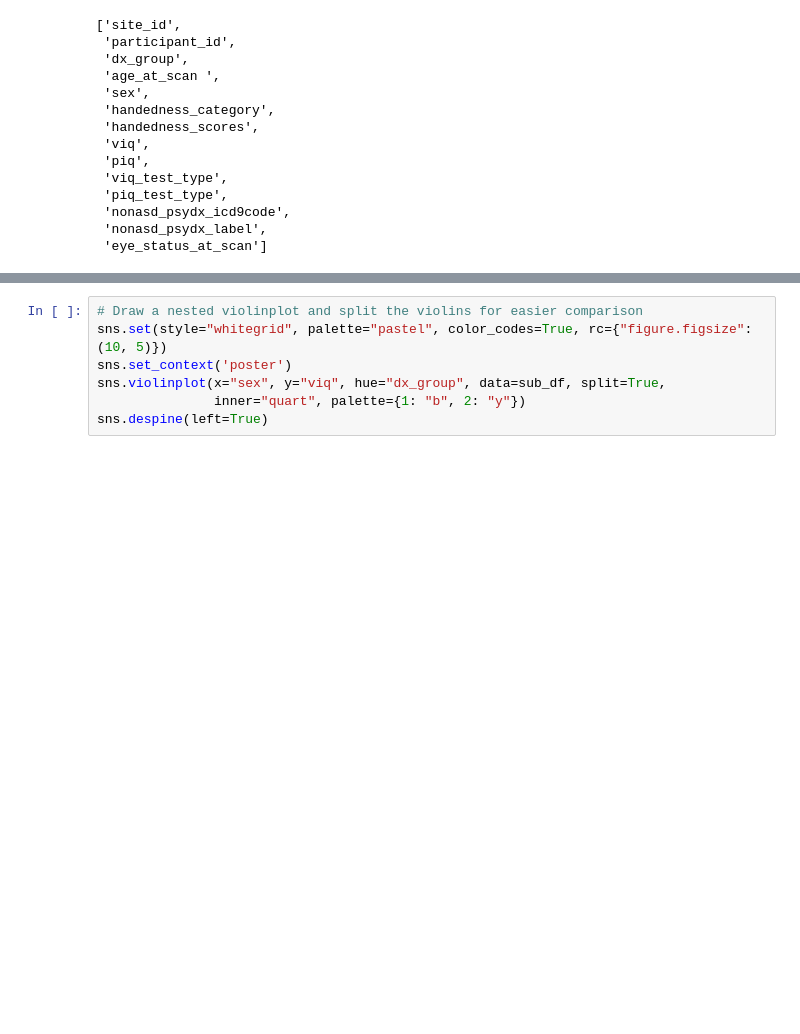
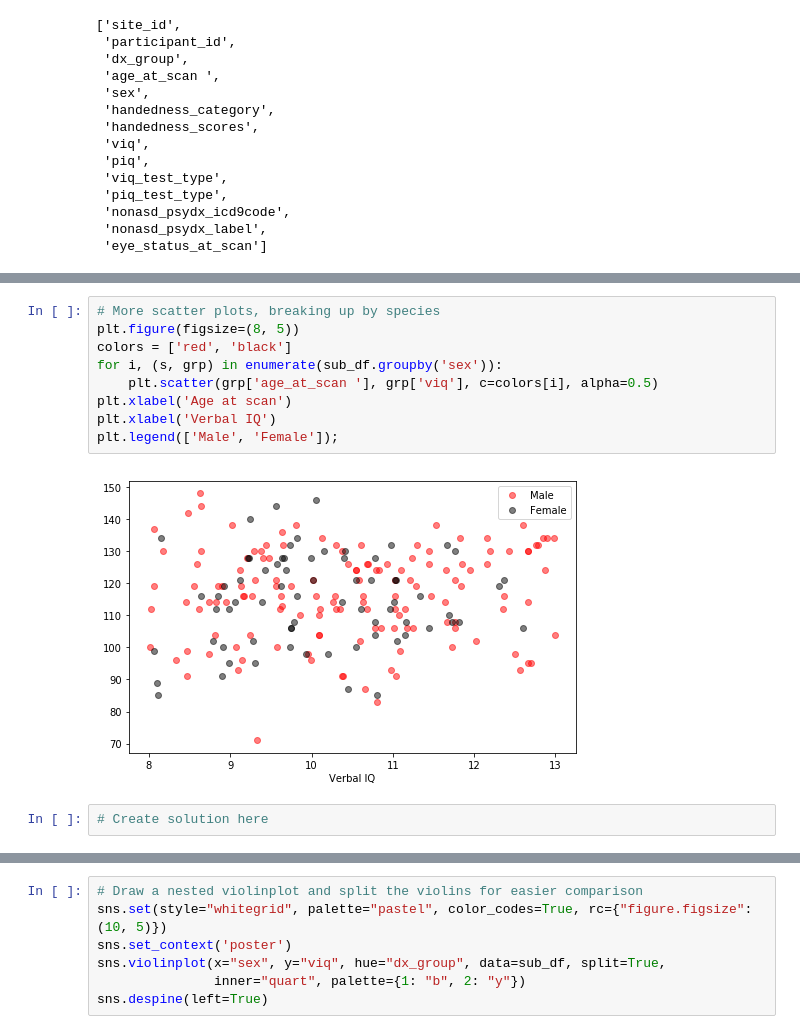
Before and after one commit to neuro-data-science/neuroviz, a Jupyter notebook: notebooks/introductory_2d.ipynb, the cells around one changed output, grey strips where cells are left out. Cells and saved outputs as stored; diff of their text form; blank space fills up the shorter version.

```diff
--- a/notebooks/introductory_2d.ipynb
+++ b/notebooks/introductory_2d.ipynb
@@ -46,0 +160,13 @@ sns.set_context('poster')
+# %%
+# More scatter plots, breaking up by species
+plt.figure(figsize=(8, 5))
+colors = ['red', 'black']
+for i, (s, grp) in enumerate(sub_df.groupby('sex')):
+    plt.scatter(grp['age_at_scan '], grp['viq'], c=colors[i], alpha=0.5)
+plt.xlabel('Age at scan')
+plt.xlabel('Verbal IQ')
+plt.legend(['Male', 'Female']);
+# %% [output]
+[figure, added]
+# %%
+# Create solution here
```
Also changed, not shown: parts of 47 cells of this notebook, 6 other files.
